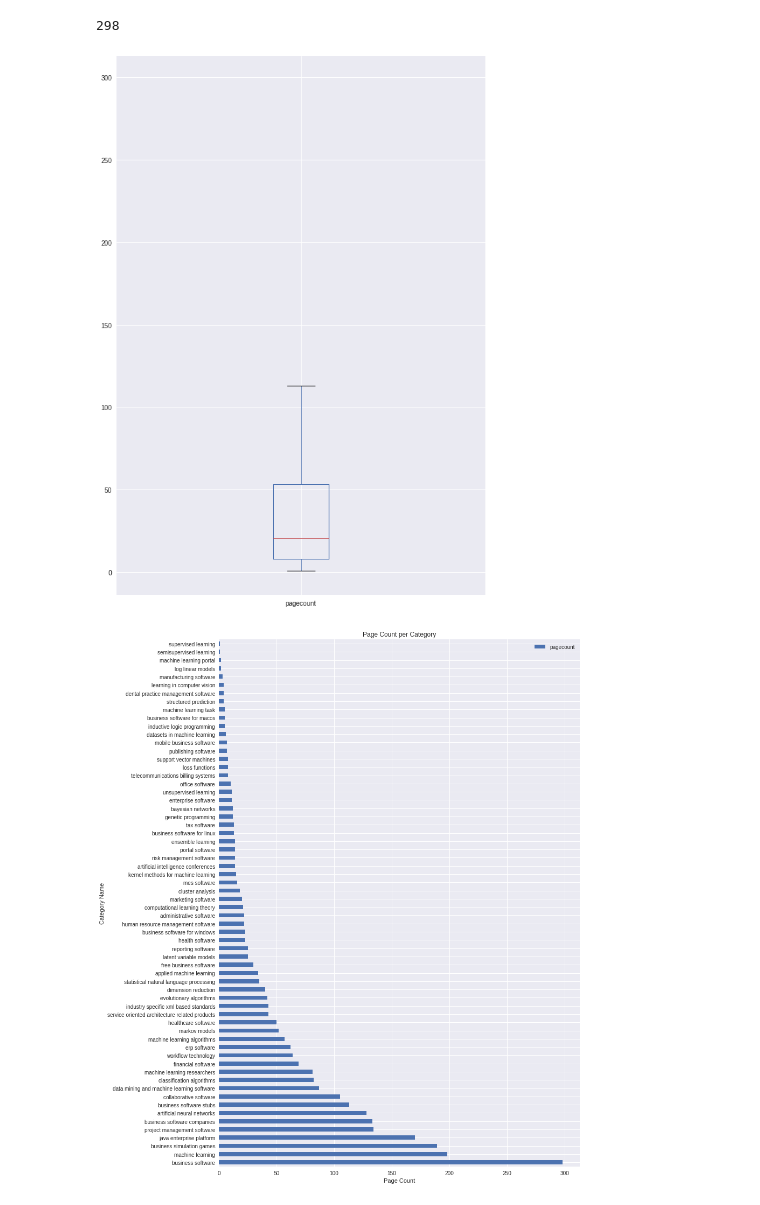
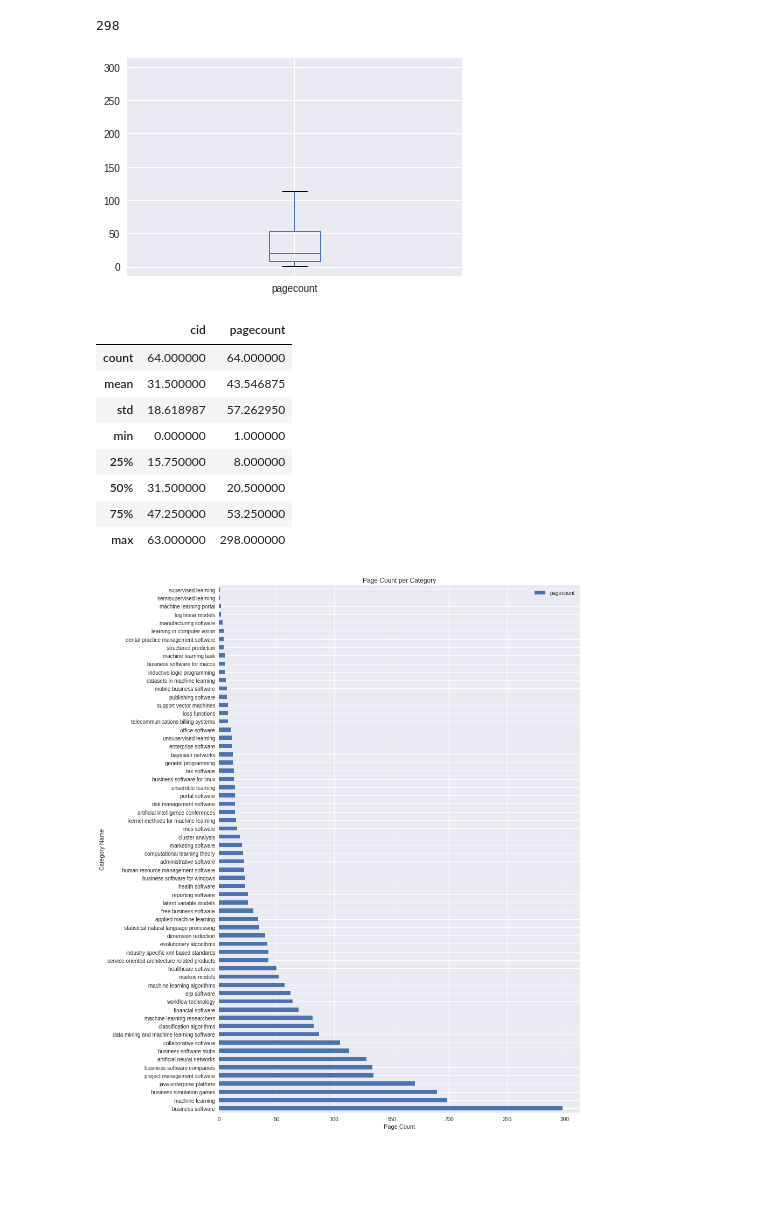
Before and after one commit to datascience-sakshi/Wikipedia_NLP_and_Semantic_Search, a Jupyter notebook: ipynb/Project_4_Part03-Predictive_Category_Model.ipynb, the cells around one changed output. Drawn from its saved outputs; the diff is of its cells as text; code cells hidden in the pictures; blank space fills up the shorter version.

```diff
--- a/ipynb/Project_4_Part03-Predictive_Category_Model.ipynb
+++ b/ipynb/Project_4_Part03-Predictive_Category_Model.ipynb
@@ -101,11 +95,22 @@ cid_name_pgcount_df['pagecount'].max()
 # %% [output]
 298
 # %%
-plt.figure(figsize=(10,15))
 cid_name_pgcount_df.boxplot(column='pagecount')
 plt.show()
 # %% [output]
-[figure, old version]
+[figure, new version]
+# %%
+cid_name_pgcount_df.describe()
+# %% [output]
+|  | cid | pagecount |
+| count | 64.000000 | 64.000000 |
+| mean | 31.500000 | 43.546875 |
+| std | 18.618987 | 57.262950 |
+| min | 0.000000 | 1.000000 |
+| 25% | 15.750000 | 8.000000 |
+| 50% | 31.500000 | 20.500000 |
+| 75% | 47.250000 | 53.250000 |
+| max | 63.000000 | 298.000000 |
 # %%
 # display a plot to visualize how many pagecounts there are per category (across all 64 categories)
 cid_name_pgcount_df[['name', 'pagecount']].plot(x='name', y='pagecount', kind='barh', figsize=(12,18))
```
Also changed, not shown: parts of 23 cells of this notebook, 21 other files.
